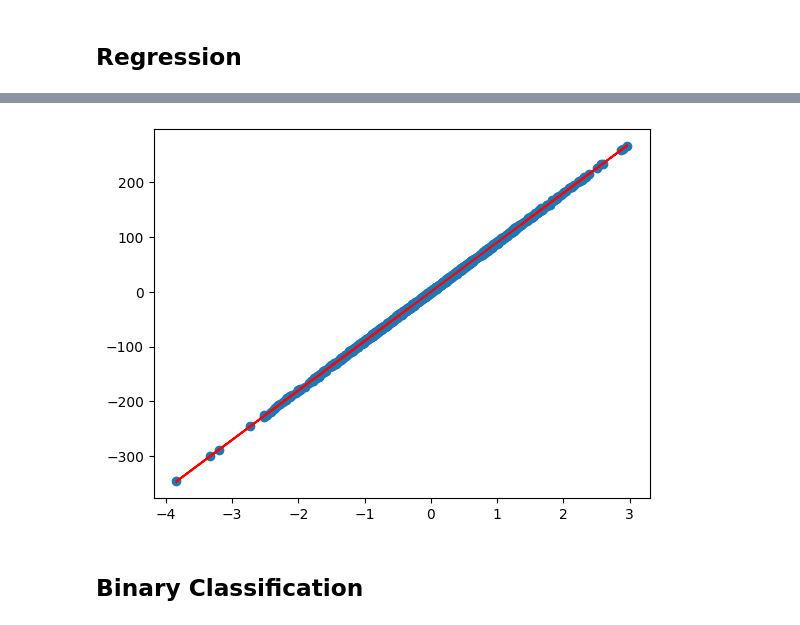
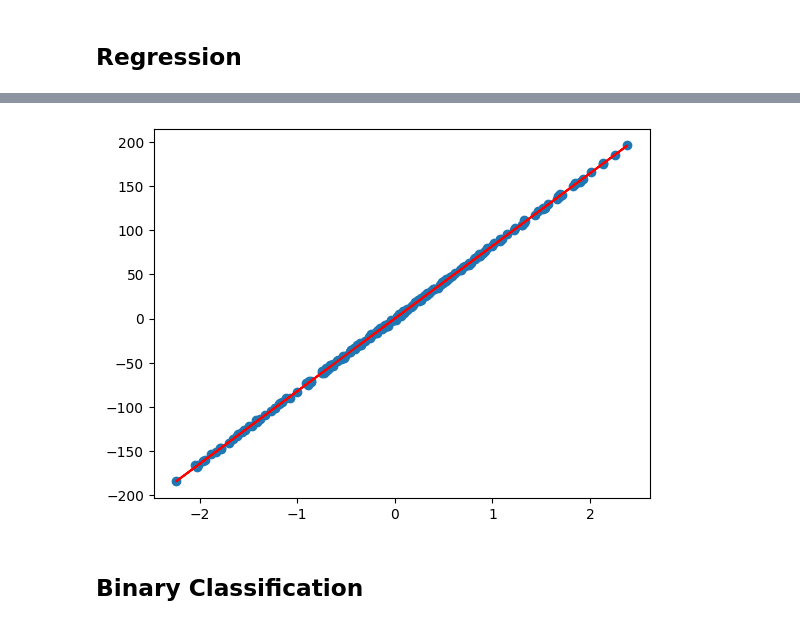
Before and after one commit to Ethan2541/Neural-Network-Library, a Jupyter notebook: experiments/sequential_network.ipynb, the cells around one changed output, grey strips where cells are left out. Cells and saved outputs as stored; diff of their text form; code cells hidden in the pictures.

```diff
--- a/experiments/sequential_network.ipynb
+++ b/experiments/sequential_network.ipynb
@@ -17,10 +25,10 @@ from pyldl.utils import gen_arti, plot_data, plot_frontiere
 # %%
-from sklearn.datasets import make_regression
-
 X, y = make_regression(n_samples=1000, n_features=1, noise=1)
 y = y.reshape(-1, 1)
+
+X_train, X_test, y_train, y_test = train_test_split(X, y, test_size=0.2)
 # %%
-in_features = X.shape[1]
+in_features = X_train.shape[1]
 out_features = 1
 
 network = Sequential(Linear(in_features, out_features))
@@ -30,11 +45,9 @@ SGD(network, loss, X, y, batch_size=X.shape[0], gradient_step=1e-4, n_iter=500)
 # %%
-import matplotlib.pyplot as plt
-
-yhat = network.forward(X)
-plt.scatter(X, y)
-plt.plot(X, yhat, color="red")
+yhat = network.forward(X_test)
+plt.scatter(X_test, y_test)
+plt.plot(X_test, yhat, color="red")
 plt.show()
 # %% [output]
-[figure, old version]
+[figure, new version]
 # %% [markdown]
 ## Binary Classification
```
Also changed, not shown: parts of 11 cells of this notebook, 4 other files.
